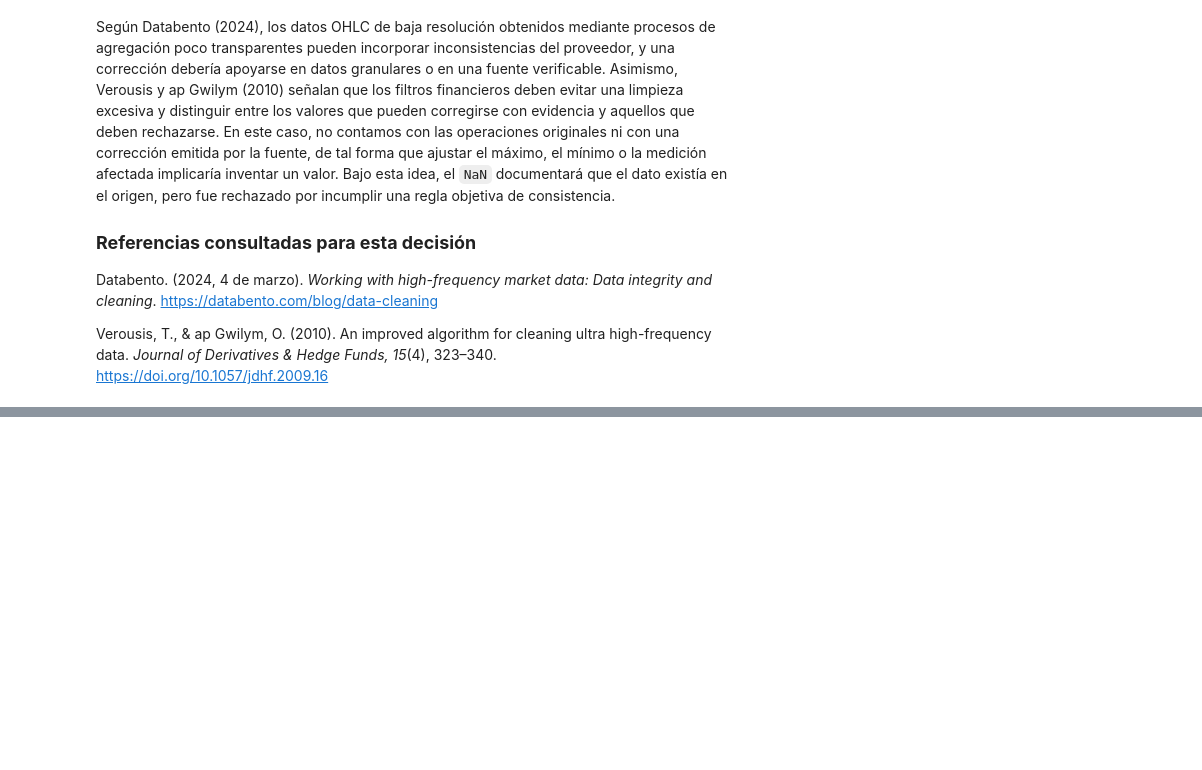
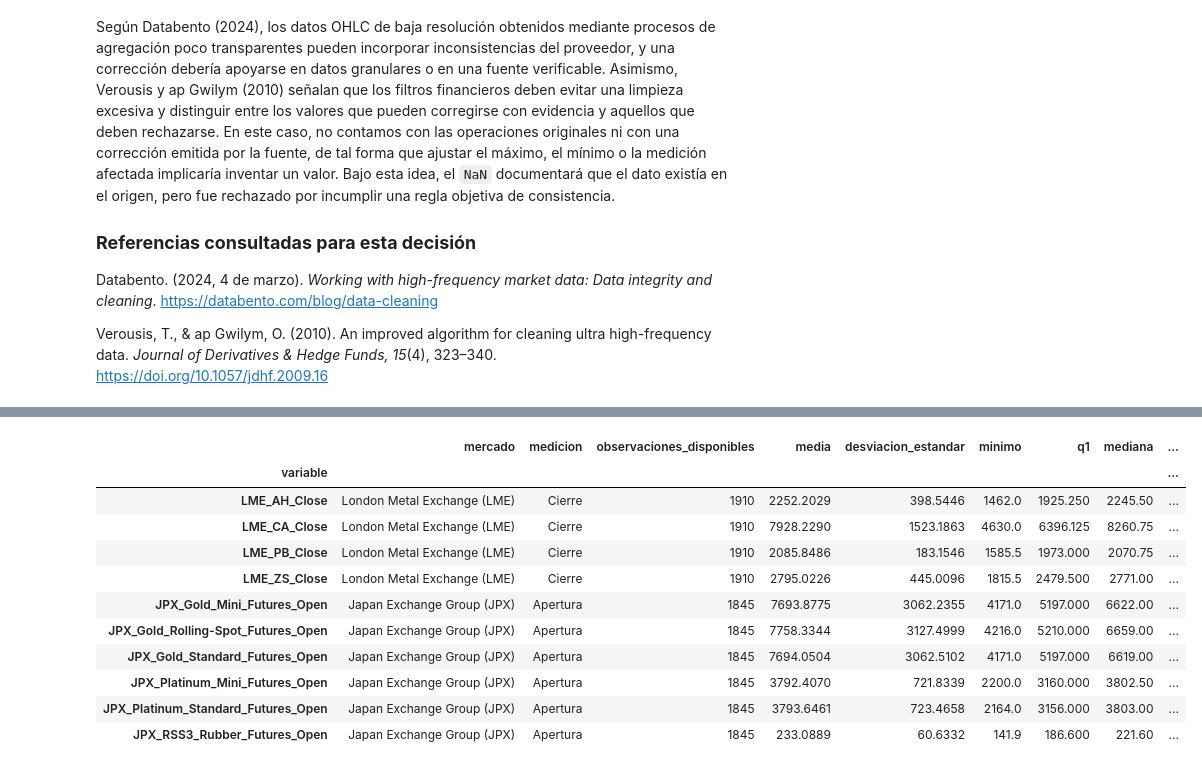
Before and after one commit to Bamo0507/Proyecto_2_EDA_Data_Science, a Jupyter notebook: notebooks/01_analisis_exploratorio.ipynb, the cells around one changed output, grey strips where cells are left out. Cells and saved outputs as stored; diff of their text form; code cells hidden in the pictures; blank space fills up the shorter version.

```diff
--- a/notebooks/01_analisis_exploratorio.ipynb
+++ b/notebooks/01_analisis_exploratorio.ipynb
@@ -1087,0 +1094,51 @@ Verousis, T., & ap Gwilym, O. (2010). An improved algorithm for cleaning ultra h
+# %%
+RUTA_TRAIN_EDA = RAIZ_PROYECTO / "data" / "processed" / "train_eda.csv"
+train_eda = pd.read_csv(RUTA_TRAIN_EDA, low_memory=False)
+variables_predictoras_eda = [columna for columna in train_eda.columns if columna != "date_id"]
+
+estadistica_por_variable = train_eda[variables_predictoras_eda].describe().T.rename(
+    columns={
+        "count": "observaciones_disponibles",
+        "mean": "media",
+        "50%": "mediana",
+        "std": "desviacion_estandar",
+        "min": "minimo",
+        "25%": "q1",
+        "75%": "q3",
+        "max": "maximo",
+    }
+)
+estadistica_por_variable.index.name = "variable"
+estadistica_por_variable["rango"] = (
+    estadistica_por_variable["maximo"] - estadistica_por_variable["minimo"]
+)
+estadistica_por_variable["iqr"] = (
+    estadistica_por_variable["q3"] - estadistica_por_variable["q1"]
+)
+estadistica_por_variable.insert(
+    0, "mercado", estadistica_por_variable.index.map(clasificar_mercado)
+)
+estadistica_por_variable.insert(
+    1, "medicion", estadistica_por_variable.index.map(clasificar_medicion)
+)
+estadistica_por_variable["observaciones_disponibles"] = (
+    estadistica_por_variable["observaciones_disponibles"].astype(int)
+)
+
+assert len(estadistica_por_variable) == len(variables_predictoras_eda)
+assert "date_id" not in estadistica_por_variable.index
+
+estadistica_por_variable.head(10).round(4)
+# %% [output]
+|  | mercado | medicion | observaciones_disponibles | media | desviacion_estandar | minimo | q1 | mediana | ... |
+| variable |  |  |  |  |  |  |  |  | ... |
+| LME_AH_Close | London Metal Exchange (LME) | Cierre | 1910 | 2252.2029 | 398.5446 | 1462.0 | 1925.250 | 2245.50 | ... |
+| LME_CA_Close | London Metal Exchange (LME) | Cierre | 1910 | 7928.2290 | 1523.1863 | 4630.0 | 6396.125 | 8260.75 | ... |
+| LME_PB_Close | London Metal Exchange (LME) | Cierre | 1910 | 2085.8486 | 183.1546 | 1585.5 | 1973.000 | 2070.75 | ... |
+| LME_ZS_Close | London Metal Exchange (LME) | Cierre | 1910 | 2795.0226 | 445.0096 | 1815.5 | 2479.500 | 2771.00 | ... |
+| JPX_Gold_Mini_Futures_Open | Japan Exchange Group (JPX) | Apertura | 1845 | 7693.8775 | 3062.2355 | 4171.0 | 5197.000 | 6622.00 | ... |
+| JPX_Gold_Rolling-Spot_Futures_Open | Japan Exchange Group (JPX) | Apertura | 1845 | 7758.3344 | 3127.4999 | 4216.0 | 5210.000 | 6659.00 | ... |
+| JPX_Gold_Standard_Futures_Open | Japan Exchange Group (JPX) | Apertura | 1845 | 7694.0504 | 3062.5102 | 4171.0 | 5197.000 | 6619.00 | ... |
+| JPX_Platinum_Mini_Futures_Open | Japan Exchange Group (JPX) | Apertura | 1845 | 3792.4070 | 721.8339 | 2200.0 | 3160.000 | 3802.50 | ... |
+| JPX_Platinum_Standard_Futures_Open | Japan Exchange Group (JPX) | Apertura | 1845 | 3793.6461 | 723.4658 | 2164.0 | 3156.000 | 3803.00 | ... |
+| JPX_RSS3_Rubber_Futures_Open | Japan Exchange Group (JPX) | Apertura | 1845 | 233.0889 | 60.6332 | 141.9 | 186.600 | 221.60 | ... |
```
Also changed, not shown: parts of 6 cells of this notebook, 1 other file.
